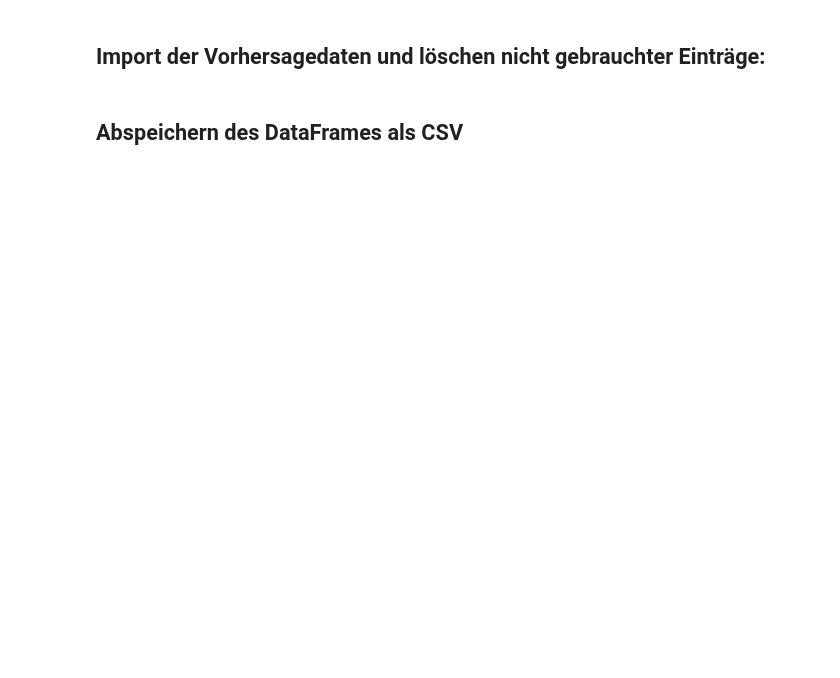
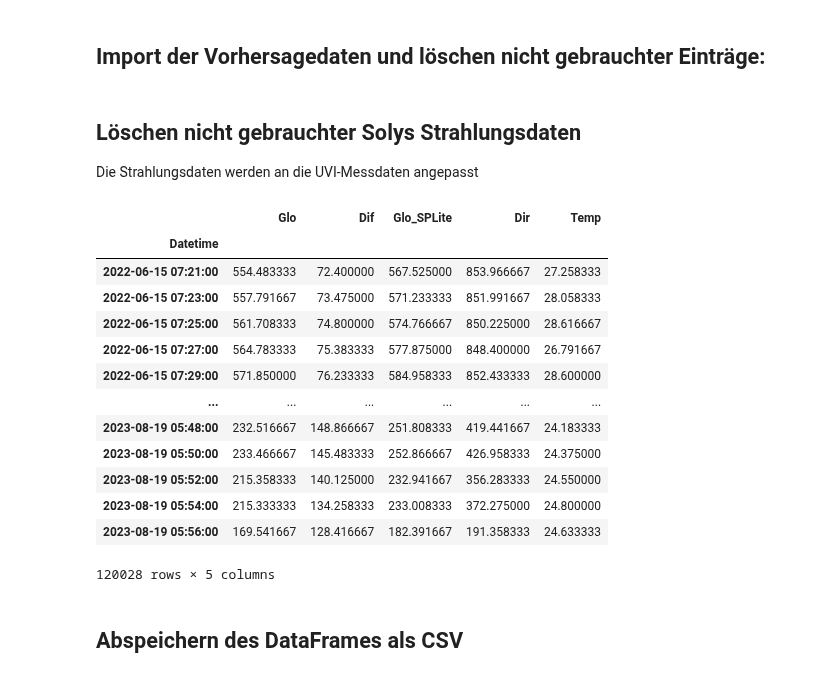
Before and after one commit to rjanow/Masterarbeit, a Jupyter notebook: 0_DataCleaning.ipynb, the cells around one changed output. Saved outputs shown, nothing was run; the diff lists cells and outputs as text; code cells hidden in the pictures; blank space fills up the shorter version.

```diff
--- a/0_DataCleaning.ipynb
+++ b/0_DataCleaning.ipynb
@@ -219,3 +251,6 @@ df_date_std.set_index('Datetime', inplace=True)
+# %%
+df_date = pd.DataFrame(pd.to_datetime(df_UVI_SZ_SC['Datetime']))
+df_date.set_index('Datetime', inplace=True)
 # %% [markdown]
 ## Import der Vorhersagedaten und löschen nicht gebrauchter Einträge:
 # %%
@@ -228,6 +263,28 @@ df_cams_std.set_index('Datetime', inplace=True)
 # %%
 # Löschen aller nicht relevanten Einträge
 df_cams_std = df_cams_std[df_cams_std.index.isin(df_date_std.index)]
+# %% [markdown]
+## Löschen nicht gebrauchter Solys Strahlungsdaten
+Die Strahlungsdaten werden an die UVI-Messdaten angepasst
+# %%
+df_Solys_std = pd.merge_asof(df_date, df_Solys, left_index=True, right_index=True, tolerance=pd.Timedelta('1min'))
+# %%
+df_Solys_std
+# %% [output]
+|  | Glo | Dif | Glo_SPLite | Dir | Temp |
+| Datetime |  |  |  |  |  |
+| 2022-06-15 07:21:00 | 554.483333 | 72.400000 | 567.525000 | 853.966667 | 27.258333 |
+| 2022-06-15 07:23:00 | 557.791667 | 73.475000 | 571.233333 | 851.991667 | 28.058333 |
+| 2022-06-15 07:25:00 | 561.708333 | 74.800000 | 574.766667 | 850.225000 | 28.616667 |
+| 2022-06-15 07:27:00 | 564.783333 | 75.383333 | 577.875000 | 848.400000 | 26.791667 |
+| 2022-06-15 07:29:00 | 571.850000 | 76.233333 | 584.958333 | 852.433333 | 28.600000 |
+| ... | ... | ... | ... | ... | ... |
+| 2023-08-19 05:48:00 | 232.516667 | 148.866667 | 251.808333 | 419.441667 | 24.183333 |
+| 2023-08-19 05:50:00 | 233.466667 | 145.483333 | 252.866667 | 426.958333 | 24.375000 |
+| 2023-08-19 05:52:00 | 215.358333 | 140.125000 | 232.941667 | 356.283333 | 24.550000 |
+| 2023-08-19 05:54:00 | 215.333333 | 134.258333 | 233.008333 | 372.275000 | 24.800000 |
+| 2023-08-19 05:56:00 | 169.541667 | 128.416667 | 182.391667 | 191.358333 | 24.633333 |
+120028 rows × 5 columns
 # %% [markdown]
 ## Abspeichern des DataFrames als CSV
 # %%
```
Also changed, not shown: parts of 13 cells of this notebook.
